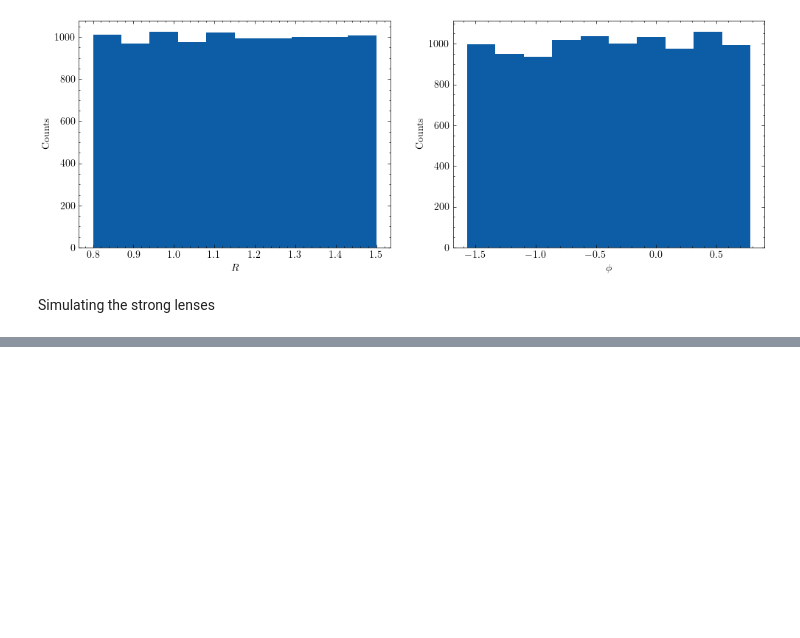
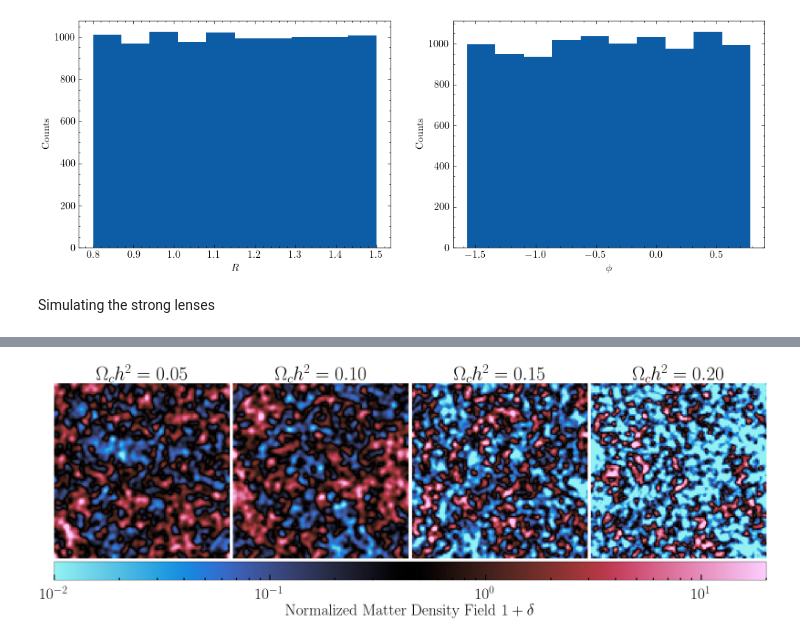
Before and after one commit to noe-dia/astro-ml-peek, a Jupyter notebook: notebooks/dev/toy_datasets.ipynb, the cells around one changed output, grey strips where cells are left out. Cells and saved outputs as stored; diff of their text form; code cells hidden in the pictures; blank space fills up the shorter version.

```diff
--- a/notebooks/dev/toy_datasets.ipynb
+++ b/notebooks/dev/toy_datasets.ipynb
@@ -382,0 +475,27 @@ simulate_s
+# %%
+import powerbox as pbox
+from scipy.interpolate import InterpolatedUnivariateSpline
+
+Omega_cs = np.linspace(0.05, 0.2, 4)
+
+fig, axs = plt.subplots(1, 4, figsize = (4 * 6, 6))
+cmap = Colormap("cmasher:redshift").to_mpl()
+for i, ax in enumerate(axs):
+    Omega_c = Omega_cs[i]
+    delta = deltas[i]
+    norm = LogNorm(vmin = 1e-2, vmax = 2e1)
+    im = ax.imshow(1 + delta, cmap = cmap, norm = norm)
+    ax.set_title(r"$\Omega_c h^2 = %.2f$"%Omega_c)
+    ax.axis("off")
+
+
+plt.subplots_adjust(wspace = 0.02)
+cbar_ax = fig.add_axes([0.125, 0.02, 0.775, 0.08])
+cbar = fig.colorbar(im, cax=cbar_ax, orientation='horizontal')
+fontsize = 30
+cbar.ax.tick_params(labelsize=fontsize, which = "major", width = 2, length = 10, pad = 15)
+cbar.ax.tick_params(labelsize=fontsize, which = "minor", width = 2, length = 4)
+cbar.set_label(r"Normalized Matter Density Field $1+\delta$")
+# plt.savefig("lrf_omegach2_varying.pdf", bbox_inches = "tight")
+# %% [output]
+[figure, added]
```
Also changed, not shown: parts of 16 cells of this notebook, 3 other files.
